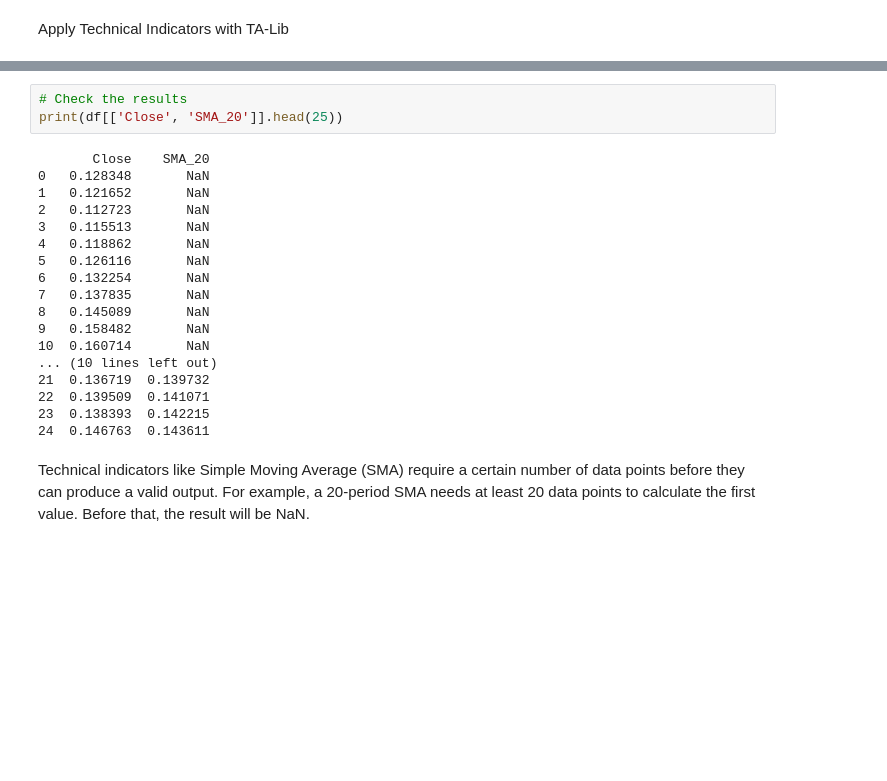
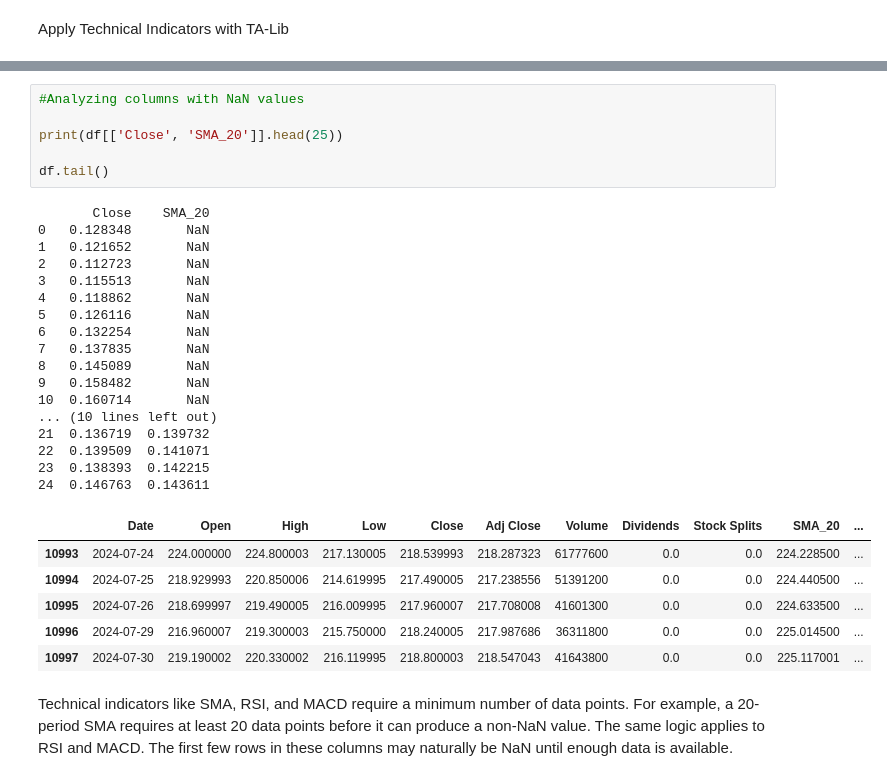
Before and after one commit to YonatanMoges/stock-sentiment-correlation, a Jupyter notebook: notebook/AAPL.ipynb, the cells around one changed output, grey strips where cells are left out. Drawn from its saved outputs; the diff is of its cells as text; blank space fills up the shorter version.

```diff
--- a/notebook/AAPL.ipynb
+++ b/notebook/AAPL.ipynb
@@ -51,23 +40,32 @@ df.head(25)
 # %%
-# Check the results
+#Analyzing columns with NaN values
+
 print(df[['Close', 'SMA_20']].head(25))
+
+df.tail()
 # %% [output]
        Close    SMA_20
 0   0.128348       NaN
 1   0.121652       NaN
 2   0.112723       NaN
 3   0.115513       NaN
 4   0.118862       NaN
 5   0.126116       NaN
 6   0.132254       NaN
 7   0.137835       NaN
 8   0.145089       NaN
 9   0.158482       NaN
 10  0.160714       NaN
 ... (10 lines left out)
 21  0.136719  0.139732
 22  0.139509  0.141071
 23  0.138393  0.142215
 24  0.146763  0.143611
+|  | Date | Open | High | Low | Close | Adj Close | Volume | Dividends | Stock Splits | SMA_20 | ... |
+| 10993 | 2024-07-24 | 224.000000 | 224.800003 | 217.130005 | 218.539993 | 218.287323 | 61777600 | 0.0 | 0.0 | 224.228500 | ... |
+| 10994 | 2024-07-25 | 218.929993 | 220.850006 | 214.619995 | 217.490005 | 217.238556 | 51391200 | 0.0 | 0.0 | 224.440500 | ... |
+| 10995 | 2024-07-26 | 218.699997 | 219.490005 | 216.009995 | 217.960007 | 217.708008 | 41601300 | 0.0 | 0.0 | 224.633500 | ... |
+| 10996 | 2024-07-29 | 216.960007 | 219.300003 | 215.750000 | 218.240005 | 217.987686 | 36311800 | 0.0 | 0.0 | 225.014500 | ... |
+| 10997 | 2024-07-30 | 219.190002 | 220.330002 | 216.119995 | 218.800003 | 218.547043 | 41643800 | 0.0 | 0.0 | 225.117001 | ... |
 # %% [markdown]
-Technical indicators like Simple Moving Average (SMA) require a certain number of data points before they can produce a valid output. For example, a 20-period SMA needs at least 20 data points to calculate the first value. Before that, the result will be NaN.
+Technical indicators like SMA, RSI, and MACD require a minimum number of data points. For example, a 20-period SMA requires at least 20 data points before it can produce a non-NaN value. The same logic applies to RSI and MACD. The first few rows in these columns may naturally be NaN until enough data is available.
```
Also changed, not shown: parts of 6 cells of this notebook, 8 other files.
